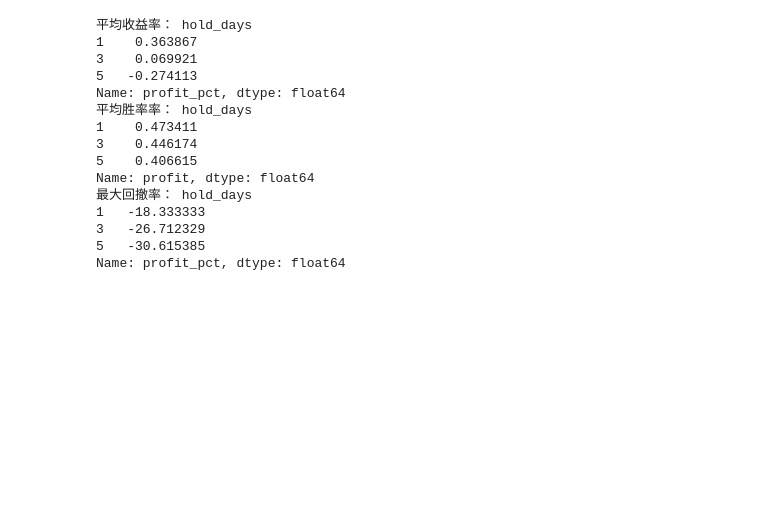
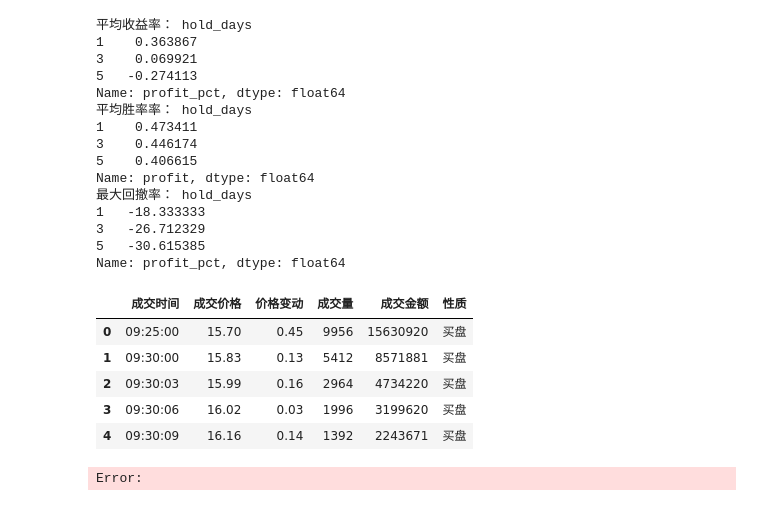
Before and after one commit to chen-cyw-yan/GP, a Jupyter notebook: 趋势分析/趋势分析 copy.ipynb, the cells around one changed output. Saved outputs shown, nothing was run; the diff lists cells and outputs as text; code cells hidden in the pictures; blank space fills up the shorter version.

```diff
--- a/趋势分析/趋势分析 copy.ipynb
+++ b/趋势分析/趋势分析 copy.ipynb
@@ -739,3 +760,16 @@ Name: profit, dtype: float64
 3   -26.712329
 5   -30.615385
 Name: profit_pct, dtype: float64
+# %%
+import akshare as ak
+df = ak.stock_zh_a_tick_tx_js(symbol='sz300265')
+# %%
+df.head()
+# %% [output]
+|  | 成交时间 | 成交价格 | 价格变动 | 成交量 | 成交金额 | 性质 |
+| 0 | 09:25:00 | 15.70 | 0.45 | 9956 | 15630920 | 买盘 |
+| 1 | 09:30:00 | 15.83 | 0.13 | 5412 | 8571881 | 买盘 |
+| 2 | 09:30:03 | 15.99 | 0.16 | 2964 | 4734220 | 买盘 |
+| 3 | 09:30:06 | 16.02 | 0.03 | 1996 | 3199620 | 买盘 |
+| 4 | 09:30:09 | 16.16 | 0.14 | 1392 | 2243671 | 买盘 |
+Error:
```
Also changed, not shown: parts of 5 cells of this notebook, 9 other files.
